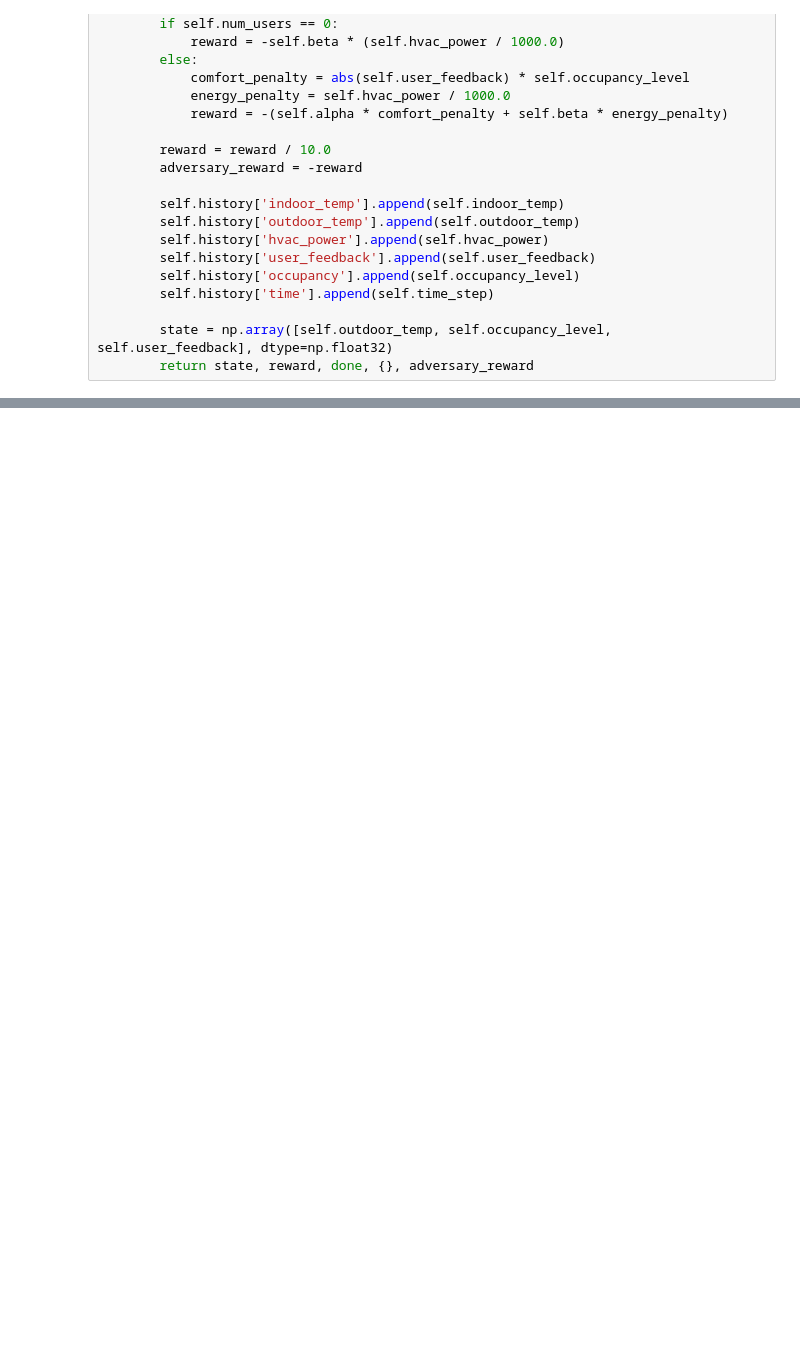
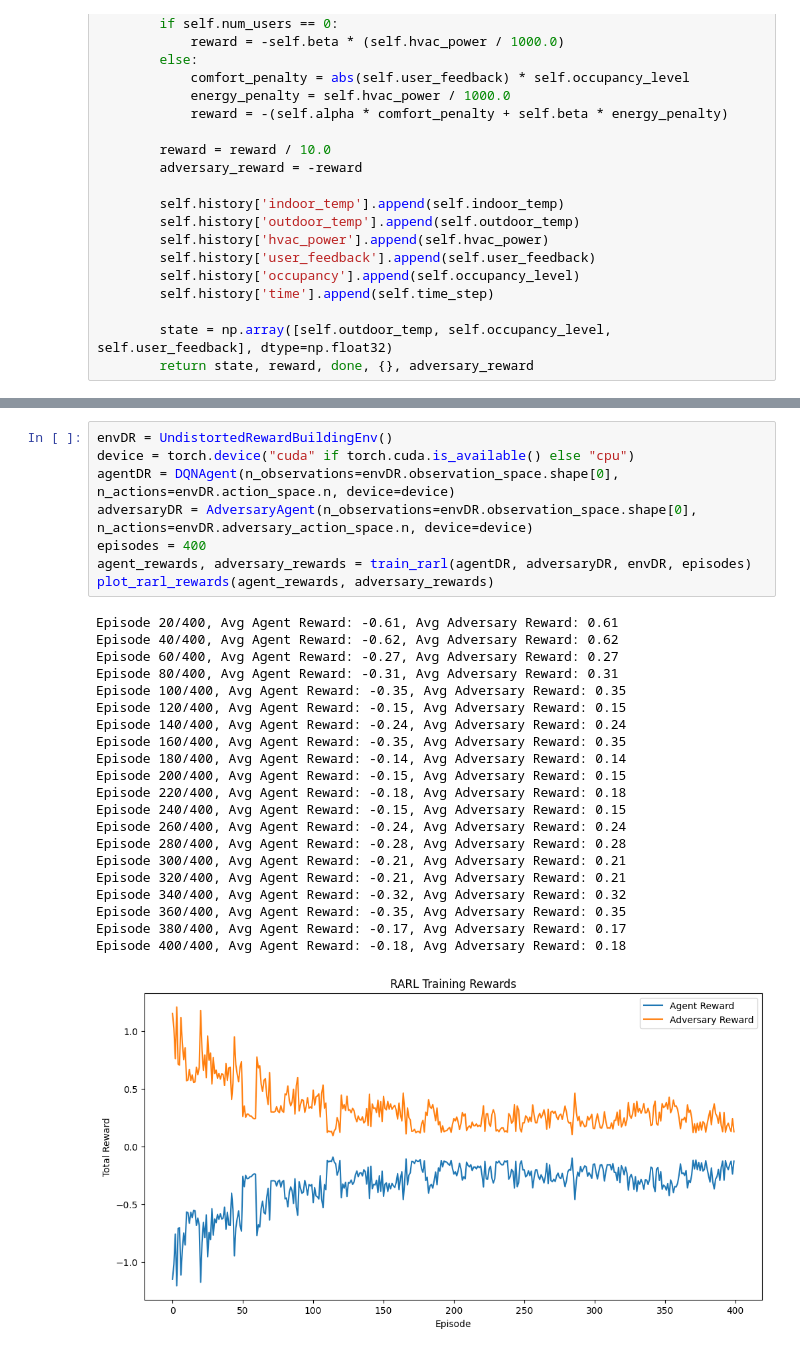
Before and after one commit to waishun78/hitl_hvac, a Jupyter notebook: notebooks/train.ipynb, the cells around one changed output, grey strips where cells are left out. Saved outputs shown, nothing was run; the diff lists cells and outputs as text; blank space fills up the shorter version.

```diff
--- a/notebooks/train.ipynb
+++ b/notebooks/train.ipynb
@@ -788,0 +852,30 @@ Total Adversary Reward: 1.0808654722874407
+# %%
+envDR = UndistortedRewardBuildingEnv()
+device = torch.device("cuda" if torch.cuda.is_available() else "cpu")
+agentDR = DQNAgent(n_observations=envDR.observation_space.shape[0], n_actions=envDR.action_space.n, device=device)
+adversaryDR = AdversaryAgent(n_observations=envDR.observation_space.shape[0], n_actions=envDR.adversary_action_space.n, device=device)
+episodes = 400
+agent_rewards, adversary_rewards = train_rarl(agentDR, adversaryDR, envDR, episodes)
+plot_rarl_rewards(agent_rewards, adversary_rewards)
+# %% [output]
+Episode 20/400, Avg Agent Reward: -0.61, Avg Adversary Reward: 0.61
+Episode 40/400, Avg Agent Reward: -0.62, Avg Adversary Reward: 0.62
+Episode 60/400, Avg Agent Reward: -0.27, Avg Adversary Reward: 0.27
+Episode 80/400, Avg Agent Reward: -0.31, Avg Adversary Reward: 0.31
+Episode 100/400, Avg Agent Reward: -0.35, Avg Adversary Reward: 0.35
+Episode 120/400, Avg Agent Reward: -0.15, Avg Adversary Reward: 0.15
+Episode 140/400, Avg Agent Reward: -0.24, Avg Adversary Reward: 0.24
+Episode 160/400, Avg Agent Reward: -0.35, Avg Adversary Reward: 0.35
+Episode 180/400, Avg Agent Reward: -0.14, Avg Adversary Reward: 0.14
+Episode 200/400, Avg Agent Reward: -0.15, Avg Adversary Reward: 0.15
+Episode 220/400, Avg Agent Reward: -0.18, Avg Adversary Reward: 0.18
+Episode 240/400, Avg Agent Reward: -0.15, Avg Adversary Reward: 0.15
+Episode 260/400, Avg Agent Reward: -0.24, Avg Adversary Reward: 0.24
+Episode 280/400, Avg Agent Reward: -0.28, Avg Adversary Reward: 0.28
+Episode 300/400, Avg Agent Reward: -0.21, Avg Adversary Reward: 0.21
+Episode 320/400, Avg Agent Reward: -0.21, Avg Adversary Reward: 0.21
+Episode 340/400, Avg Agent Reward: -0.32, Avg Adversary Reward: 0.32
+Episode 360/400, Avg Agent Reward: -0.35, Avg Adversary Reward: 0.35
+Episode 380/400, Avg Agent Reward: -0.17, Avg Adversary Reward: 0.17
+Episode 400/400, Avg Agent Reward: -0.18, Avg Adversary Reward: 0.18
+[figure, added]
```
Also changed, not shown: parts of 37 cells of this notebook, 5 other files.
